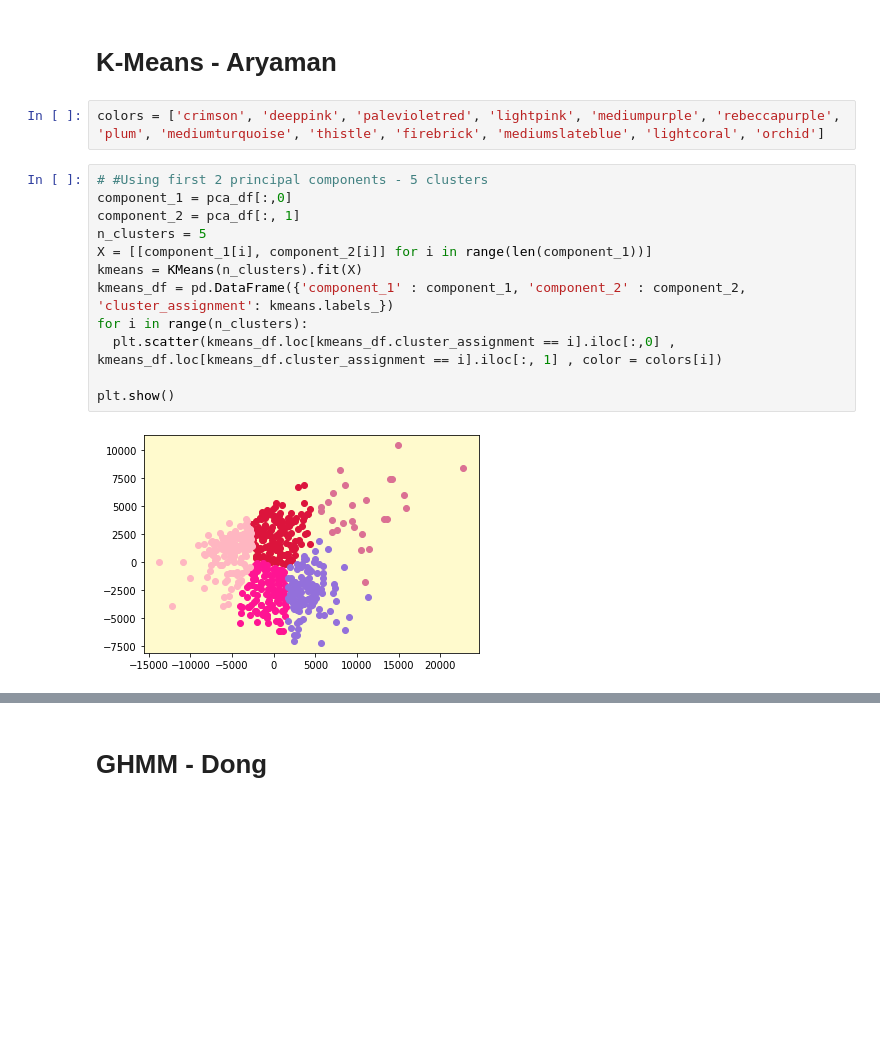
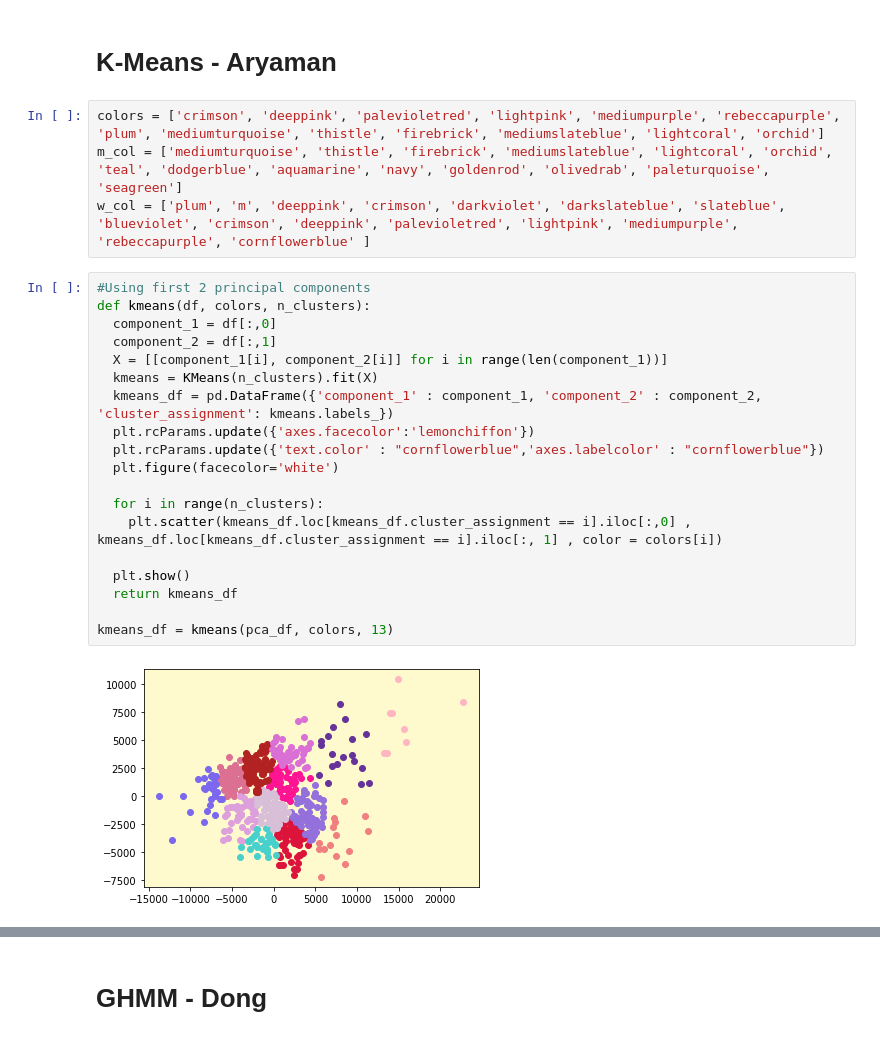
Before and after one commit to alxtyl/118B-FinalProject, a Jupyter notebook: 118B_Final_Project.ipynb, the cells around one changed output, grey strips where cells are left out. Cells and saved outputs as stored; diff of their text form; blank space fills up the shorter version.

```diff
--- a/118B_Final_Project.ipynb
+++ b/118B_Final_Project.ipynb
@@ -427,17 +530,26 @@ plt.plot(pca_var.explained_variance_ratio_)
 # K-Means - Aryaman
 # %%
 colors = ['crimson', 'deeppink', 'palevioletred', 'lightpink', 'mediumpurple', 'rebeccapurple', 'plum', 'mediumturquoise', 'thistle', 'firebrick', 'mediumslateblue', 'lightcoral', 'orchid']
+m_col = ['mediumturquoise', 'thistle', 'firebrick', 'mediumslateblue', 'lightcoral', 'orchid', 'teal', 'dodgerblue', 'aquamarine', 'navy', 'goldenrod', 'olivedrab', 'paleturquoise', 'seagreen']
+w_col = ['plum', 'm', 'deeppink', 'crimson', 'darkviolet', 'darkslateblue', 'slateblue', 'blueviolet', 'crimson', 'deeppink', 'palevioletred', 'lightpink', 'mediumpurple', 'rebeccapurple', 'cornflowerblue' ]
 # %%
-# #Using first 2 principal components - 5 clusters
-component_1 = pca_df[:,0]
-component_2 = pca_df[:, 1]
-n_clusters = 5
-X = [[component_1[i], component_2[i]] for i in range(len(component_1))]
-kmeans = KMeans(n_clusters).fit(X)
-kmeans_df = pd.DataFrame({'component_1' : component_1, 'component_2' : component_2, 'cluster_assignment': kmeans.labels_})
-for i in range(n_clusters):
-  plt.scatter(kmeans_df.loc[kmeans_df.cluster_assignment == i].iloc[:,0] , kmeans_df.loc[kmeans_df.cluster_assignment == i].iloc[:, 1] , color = colors[i])
+#Using first 2 principal components
+def kmeans(df, colors, n_clusters):
+  component_1 = df[:,0]
+  component_2 = df[:,1]
+  X = [[component_1[i], component_2[i]] for i in range(len(component_1))]
+  kmeans = KMeans(n_clusters).fit(X)
+  kmeans_df = pd.DataFrame({'component_1' : component_1, 'component_2' : component_2, 'cluster_assignment': kmeans.labels_})
+  plt.rcParams.update({'axes.facecolor':'lemonchiffon'})
+  plt.rcParams.update({'text.color' : "cornflowerblue",'axes.labelcolor' : "cornflowerblue"})
+  plt.figure(facecolor='white')
 
-plt.show()
+  for i in range(n_clusters):
+    plt.scatter(kmeans_df.loc[kmeans_df.cluster_assignment == i].iloc[:,0] , kmeans_df.loc[kmeans_df.cluster_assignment == i].iloc[:, 1] , color = colors[i])
+
+  plt.show()
+  return kmeans_df
+
+kmeans_df = kmeans(pca_df, colors, 13)
 # %% [output]
-[figure, old version]
+[figure, new version]
```
Also changed, not shown: parts of 81 cells of this notebook.
